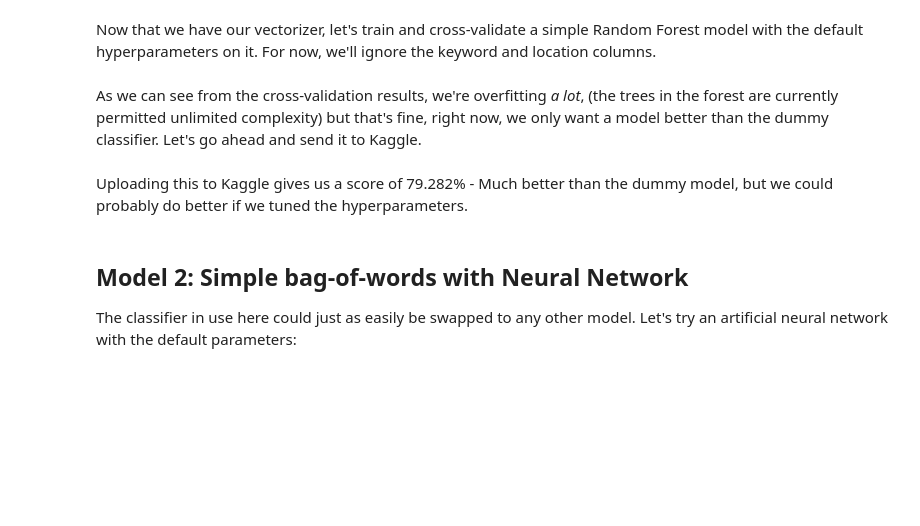
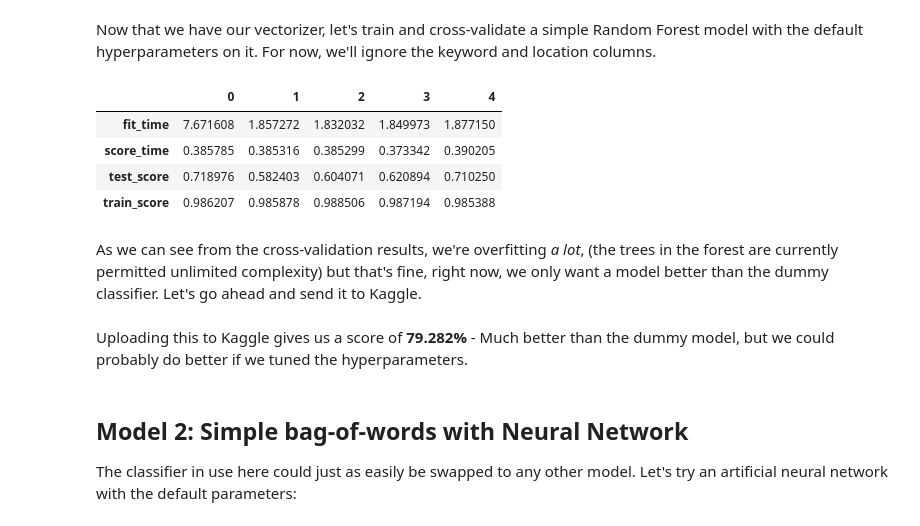
Before and after one commit to thehashtableslasher/ece6420_final, a Jupyter notebook: Report.ipynb, the cells around one changed output. Drawn from its saved outputs; the diff is of its cells as text; code cells hidden in the pictures; blank space fills up the shorter version.

Commit message:
Add files via upload
Add final version

```diff
--- a/Report.ipynb
+++ b/Report.ipynb
@@ -5,20 +21,22 @@ First, let us download the data set from Kaggle (if we haven't already done so):
 # %%
 import os
 import shutil
+import sys
+
+# Uncomment this if on Palmetto - needed for Geopy and Kagglehub
+# Note you will also need to run `module load anaconda3`
+#sys.path.append("/home/nwest3/.local/lib/python3.11/site-packages")
 
 import kagglehub
 import numpy as np
 import pandas as pd
 
-# if not os.path.isdir("nlp-getting-started"):
-#     path = kagglehub.competition_download("nlp-getting-started")
-#     shutil.move(path, "nlp-getting-started")
+if not os.path.isdir("nlp-getting-started"):
+    path = kagglehub.competition_download("nlp-getting-started")
+    shutil.move(path, "nlp-getting-started")
 
-# df_train = pd.read_csv("nlp-getting-started/train.csv")
-# df_test = pd.read_csv("nlp-getting-started/test.csv")
-
-df_train = pd.read_csv("data/train.csv")
-df_test = pd.read_csv("data/test.csv")
+df_train = pd.read_csv("nlp-getting-started/train.csv")
+df_test = pd.read_csv("nlp-getting-started/test.csv")
 
 X_train = df_train.drop(columns=["target"])
 y_train = df_train["target"]
@@ -34,9 +80,9 @@ Now that that's done, let's create a dummy classifier with the default strategy
 # %%
 from sklearn.dummy import DummyClassifier
 
-classifier = DummyClassifier()
-classifier.fit(X_train, y_train)
-y_test = classifier.predict(df_test)
+pipe = DummyClassifier()
+pipe.fit(X_train, y_train)
+y_test = pipe.predict(df_test)
 
 df_result = pd.DataFrame({"id": X_test["id"], "target": y_test})
 df_result.set_index("id", inplace=True)
@@ -116,16 +166,22 @@ Now that we have our vectorizer, let's train and cross-validate a simple Random
 # %%
 from sklearn.compose import make_column_transformer
 from sklearn.ensemble import RandomForestClassifier
 from sklearn.model_selection import cross_validate
 from sklearn.pipeline import make_pipeline
 
 ct = make_column_transformer(
     (bow_vectorizer, "text"),
     ("drop", ["id", "keyword", "location"])
 )
-classifier = make_pipeline(ct, RandomForestClassifier(n_jobs=-1, random_state=123))
+pipe = make_pipeline(ct, RandomForestClassifier(n_jobs=-1, random_state=123))
 
-#pd.DataFrame(cross_validate(classifier, X_train, y_train, cv=5, return_train_score=True)).T
+pd.DataFrame(cross_validate(pipe, X_train, y_train, cv=5, return_train_score=True)).T
+# %% [output]
+|  | 0 | 1 | 2 | 3 | 4 |
+| fit_time | 7.671608 | 1.857272 | 1.832032 | 1.849973 | 1.877150 |
+| score_time | 0.385785 | 0.385316 | 0.385299 | 0.373342 | 0.390205 |
+| test_score | 0.718976 | 0.582403 | 0.604071 | 0.620894 | 0.710250 |
+| train_score | 0.986207 | 0.985878 | 0.988506 | 0.987194 | 0.985388 |
 # %% [markdown]
 As we can see from the cross-validation results, we're overfitting _a lot_, (the trees in the forest are currently permitted unlimited complexity) but that's fine, right now, we only want a model better than the dummy classifier. Let's go ahead and send it to Kaggle.
 # %%
@@ -136,7 +192,7 @@ df_result = pd.DataFrame({"id": X_test["id"], "target": y_test})
 df_result.set_index("id", inplace=True)
 df_result.to_csv("1_randomforest.csv")
 # %% [markdown]
-Uploading this to Kaggle gives us a score of 79.282% - Much better than the dummy model, but we could probably do better if we tuned the hyperparameters.
+Uploading this to Kaggle gives us a score of **79.282%** - Much better than the dummy model, but we could probably do better if we tuned the hyperparameters.
 # %% [markdown]
 ## Model 2: Simple bag-of-words with Neural Network
 
```
Also changed, not shown: parts of 61 cells of this notebook, 1 other file.
